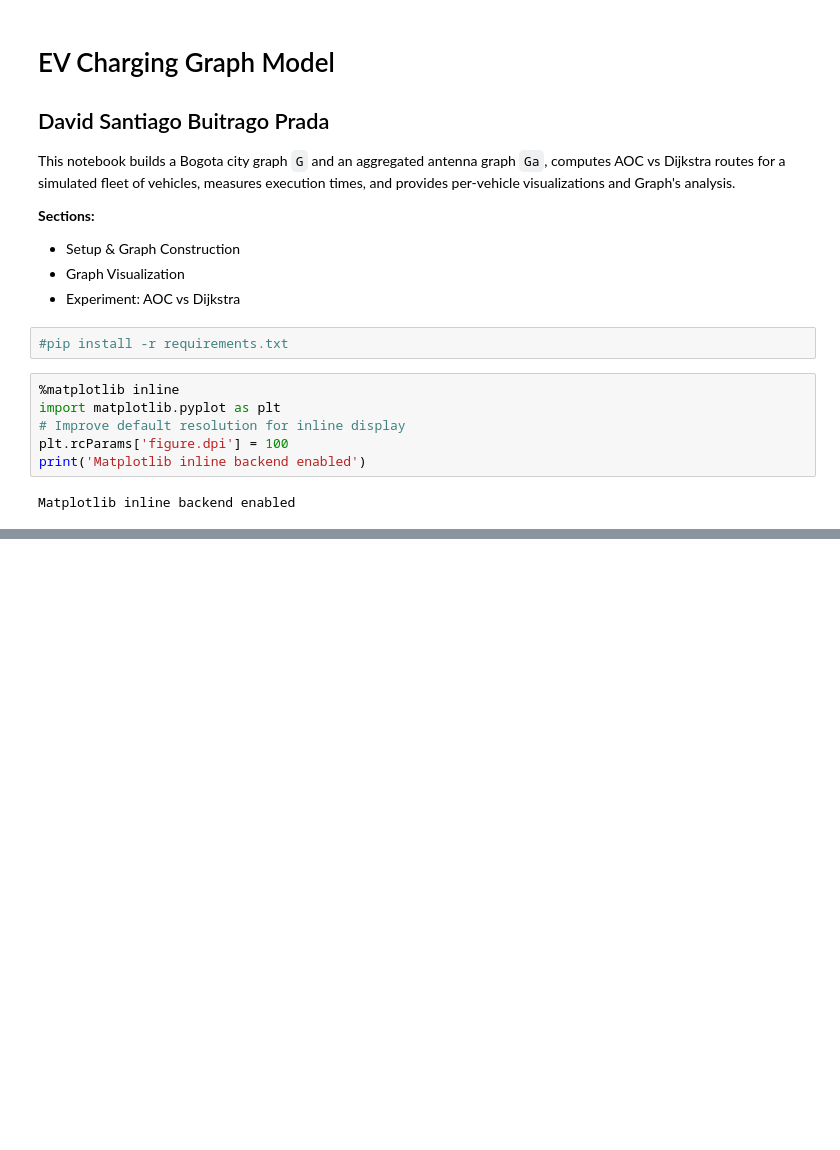
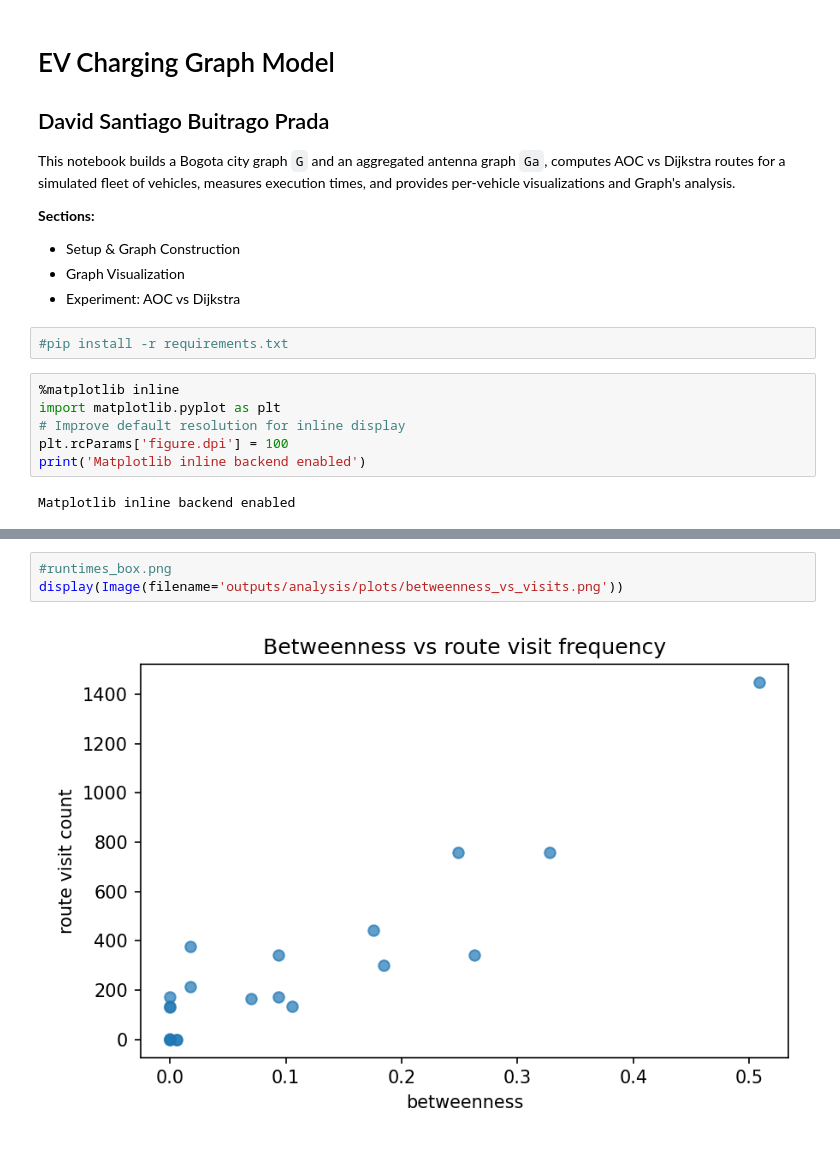
Before and after one commit to SantiagoBP95/Graph-Theory, a Jupyter notebook: Electric Vehicle Charging Network/ev_charging_graph_model.ipynb, the cells around one changed output, grey strips where cells are left out. Saved outputs shown, nothing was run; the diff lists cells and outputs as text; blank space fills up the shorter version.

```diff
--- a/Electric Vehicle Charging Network/ev_charging_graph_model.ipynb
+++ b/Electric Vehicle Charging Network/ev_charging_graph_model.ipynb
@@ -297,0 +418,5 @@ else:
+# %%
+#runtimes_box.png
+display(Image(filename='outputs/analysis/plots/betweenness_vs_visits.png'))
+# %% [output]
+[figure, added]
```
Also changed, not shown: parts of 15 cells of this notebook, 11 other files.
